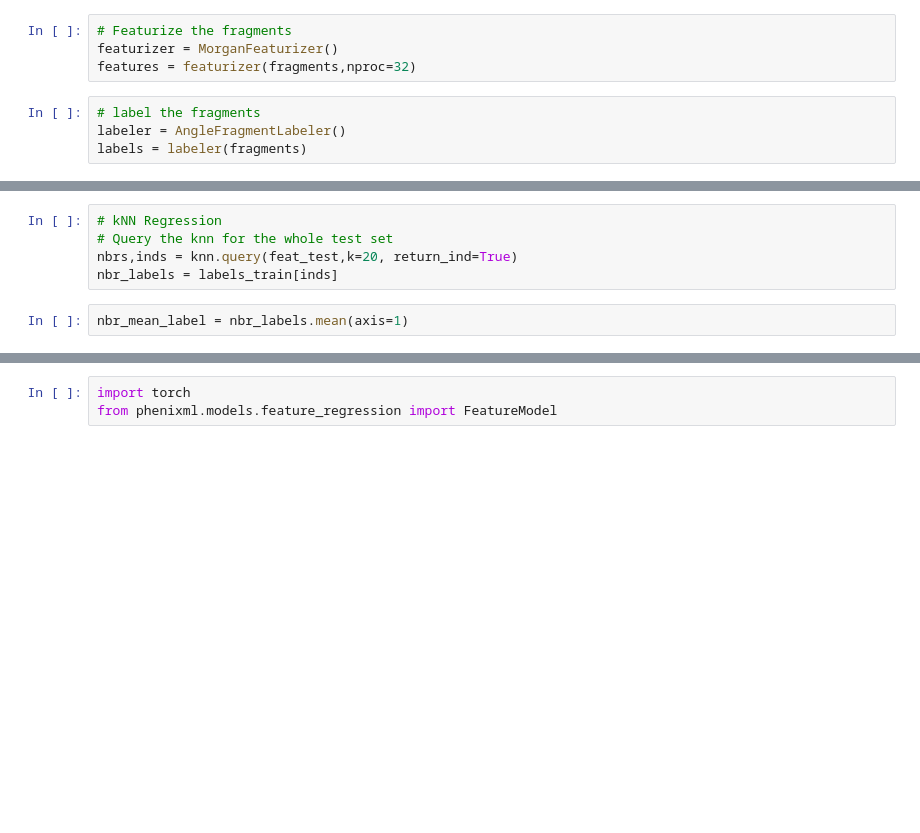
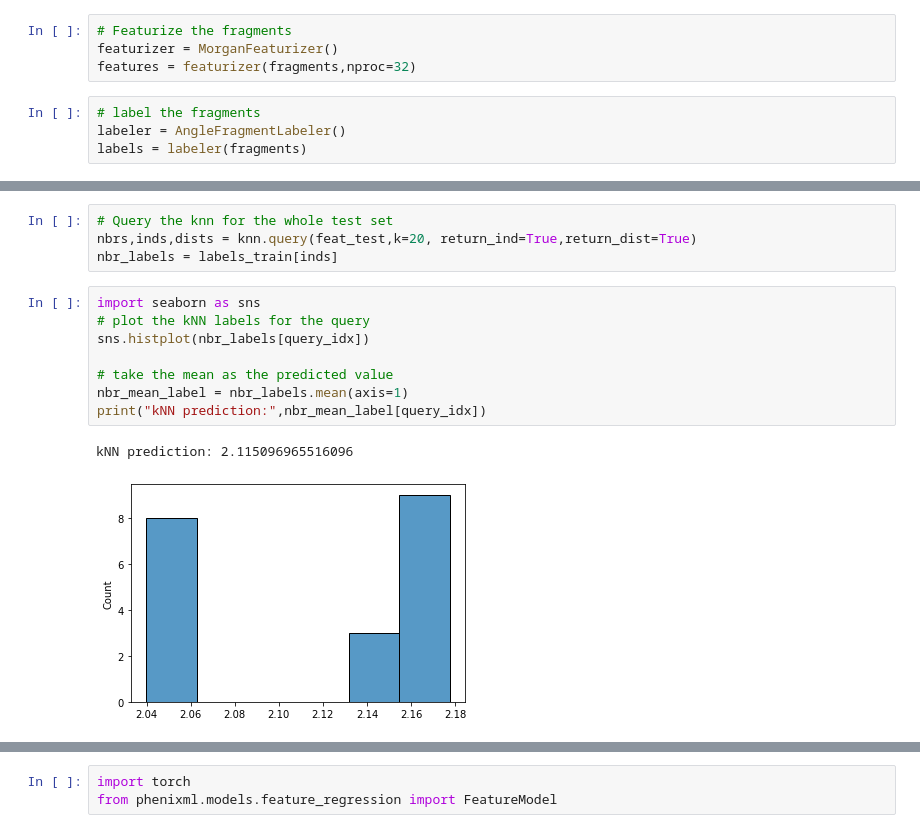
Before and after one commit to cschlick/PhenixML, a Jupyter notebook: notebooks/examples/ECFP Angles GEO.ipynb, the cells around one changed output, grey strips where cells are left out. Drawn from its saved outputs; the diff is of its cells as text; blank space fills up the shorter version.

```diff
--- a/notebooks/examples/ECFP Angles GEO.ipynb
+++ b/notebooks/examples/ECFP Angles GEO.ipynb
@@ -74,8 +88,16 @@ display(nbrs,nmax=3)
 # %%
-# kNN Regression
 # Query the knn for the whole test set
-nbrs,inds = knn.query(feat_test,k=20, return_ind=True)
+nbrs,inds,dists = knn.query(feat_test,k=20, return_ind=True,return_dist=True)
 nbr_labels = labels_train[inds]
-# %%
-nbr_mean_label = nbr_labels.mean(axis=1)
+# %%
+import seaborn as sns
+# plot the kNN labels for the query
+sns.histplot(nbr_labels[query_idx])
+
+# take the mean as the predicted value
+nbr_mean_label = nbr_labels.mean(axis=1)
+print("kNN prediction:",nbr_mean_label[query_idx])
+# %% [output]
+kNN prediction: 2.115096965516096
+[figure, added]
 # %%
```
Also changed, not shown: parts of 24 cells of this notebook.
